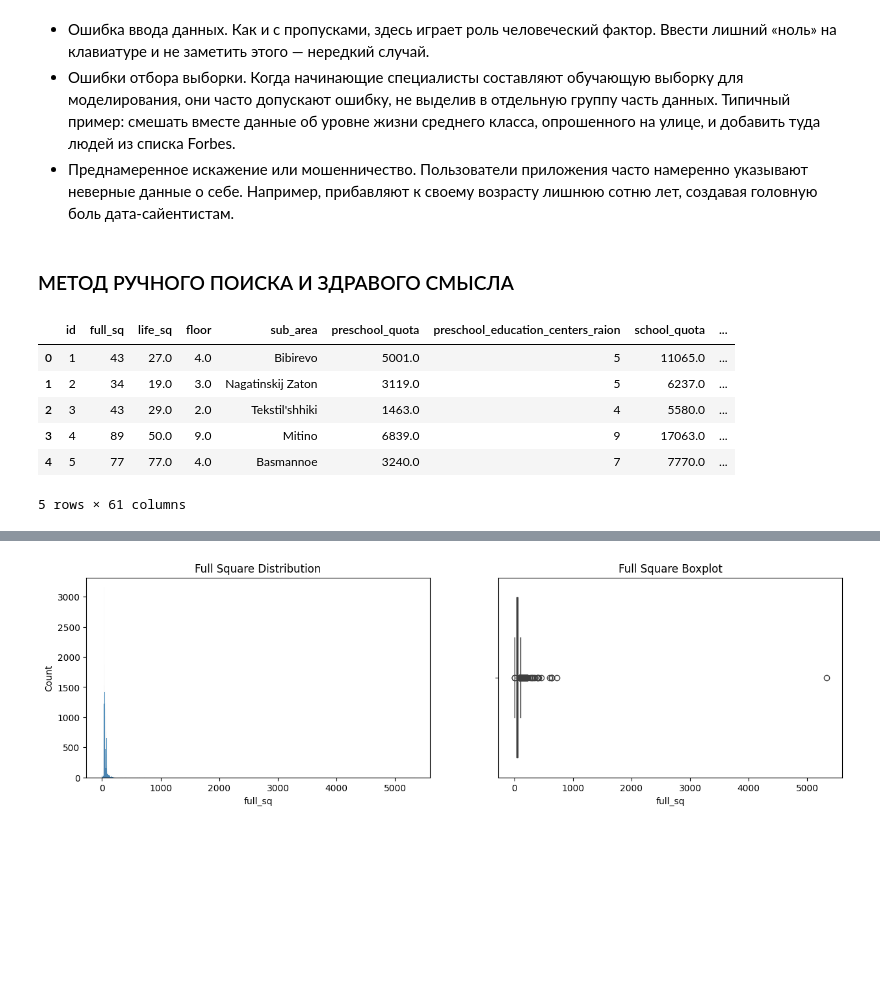
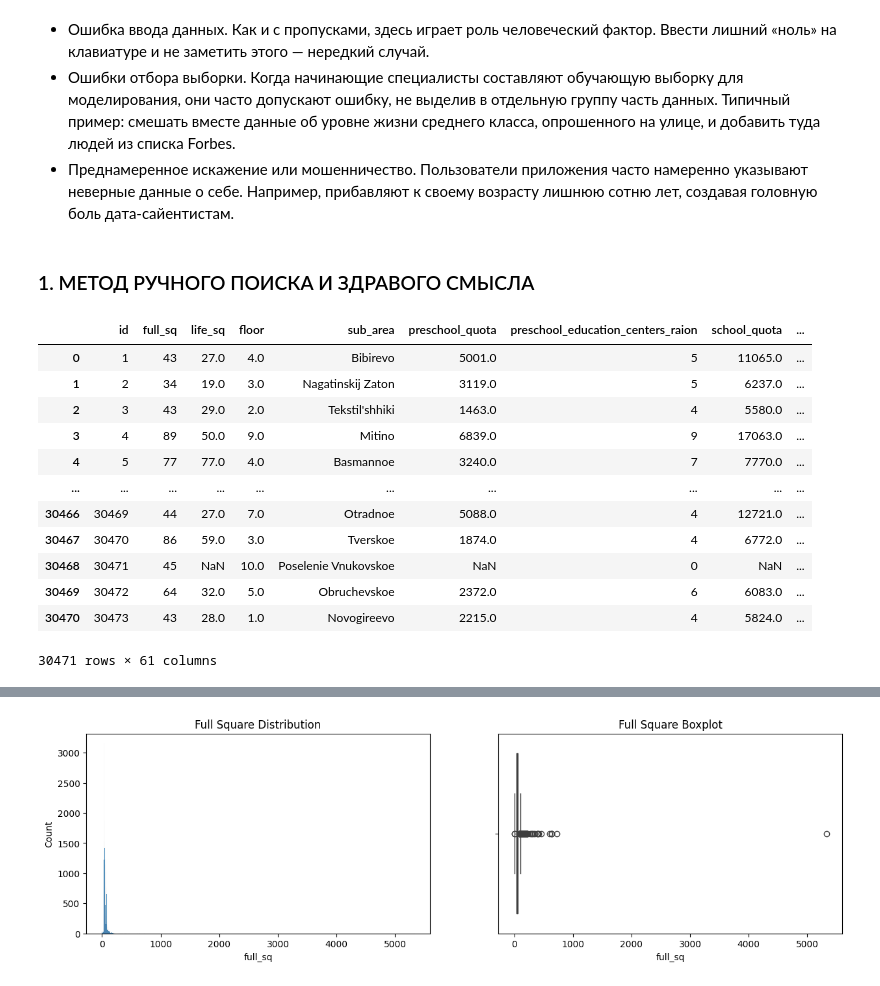
Before and after one commit to Fadilsa9/1-Innopolis, a Jupyter notebook: 11_lect_Стандартизация_и_нормализация_данных_.ipynb, the cells around one changed output, grey strips where cells are left out. Drawn from its saved outputs; the diff is of its cells as text; code cells hidden in the pictures; blank space fills up the shorter version.

```diff
--- a/11_lect_Стандартизация_и_нормализация_данных_.ipynb
+++ b/11_lect_Стандартизация_и_нормализация_данных_.ipynb
@@ -37,15 +39,4 @@ Mounted at /content/drive
 # %%
 # https://chatgpt.com/c/671fa7e9-c6ec-8010-b7c7-ee1286857181
 # %% [markdown]
-### МЕТОД РУЧНОГО ПОИСКА И ЗДРАВОГО СМЫСЛА
+### 1. МЕТОД РУЧНОГО ПОИСКА И ЗДРАВОГО СМЫСЛА
-# %%
-sber_data = pd.read_csv('drive/MyDrive/sber_data.csv')
-sber_data.head()
-# %% [output]
-|  | id | full_sq | life_sq | floor | sub_area | preschool_quota | preschool_education_centers_raion | school_quota | ... |
-| 0 | 1 | 43 | 27.0 | 4.0 | Bibirevo | 5001.0 | 5 | 11065.0 | ... |
-| 1 | 2 | 34 | 19.0 | 3.0 | Nagatinskij Zaton | 3119.0 | 5 | 6237.0 | ... |
-| 2 | 3 | 43 | 29.0 | 2.0 | Tekstil'shhiki | 1463.0 | 4 | 5580.0 | ... |
-| 3 | 4 | 89 | 50.0 | 9.0 | Mitino | 6839.0 | 9 | 17063.0 | ... |
-| 4 | 5 | 77 | 77.0 | 4.0 | Basmannoe | 3240.0 | 7 | 7770.0 | ... |
-5 rows × 61 columns
@@ -51,0 +45,20 @@ sber_data.head()
+# %%
+# Какие данные содержатся в файле `sber_data.csv`, который загружен в переменную `sber_data`?
+
+# sber_data = pd.read_csv('/content/drive/MyDrive/Colab Notebooks/sber_data.csv')
+sber_data = pd.read_csv('/content/drive/MyDrive/Innopolis - Программная инженерия: ИТ-лидеры будущего/sber_data.csv')
+sber_data
+# %% [output]
+|  | id | full_sq | life_sq | floor | sub_area | preschool_quota | preschool_education_centers_raion | school_quota | ... |
+| 0 | 1 | 43 | 27.0 | 4.0 | Bibirevo | 5001.0 | 5 | 11065.0 | ... |
+| 1 | 2 | 34 | 19.0 | 3.0 | Nagatinskij Zaton | 3119.0 | 5 | 6237.0 | ... |
+| 2 | 3 | 43 | 29.0 | 2.0 | Tekstil'shhiki | 1463.0 | 4 | 5580.0 | ... |
+| 3 | 4 | 89 | 50.0 | 9.0 | Mitino | 6839.0 | 9 | 17063.0 | ... |
+| 4 | 5 | 77 | 77.0 | 4.0 | Basmannoe | 3240.0 | 7 | 7770.0 | ... |
+| ... | ... | ... | ... | ... | ... | ... | ... | ... | ... |
+| 30466 | 30469 | 44 | 27.0 | 7.0 | Otradnoe | 5088.0 | 4 | 12721.0 | ... |
+| 30467 | 30470 | 86 | 59.0 | 3.0 | Tverskoe | 1874.0 | 4 | 6772.0 | ... |
+| 30468 | 30471 | 45 | NaN | 10.0 | Poselenie Vnukovskoe | NaN | 0 | NaN | ... |
+| 30469 | 30472 | 64 | 32.0 | 5.0 | Obruchevskoe | 2372.0 | 6 | 6083.0 | ... |
+| 30470 | 30473 | 43 | 28.0 | 1.0 | Novogireevo | 2215.0 | 4 | 5824.0 | ... |
+30471 rows × 61 columns
```
Also changed, not shown: parts of 61 cells of this notebook.
